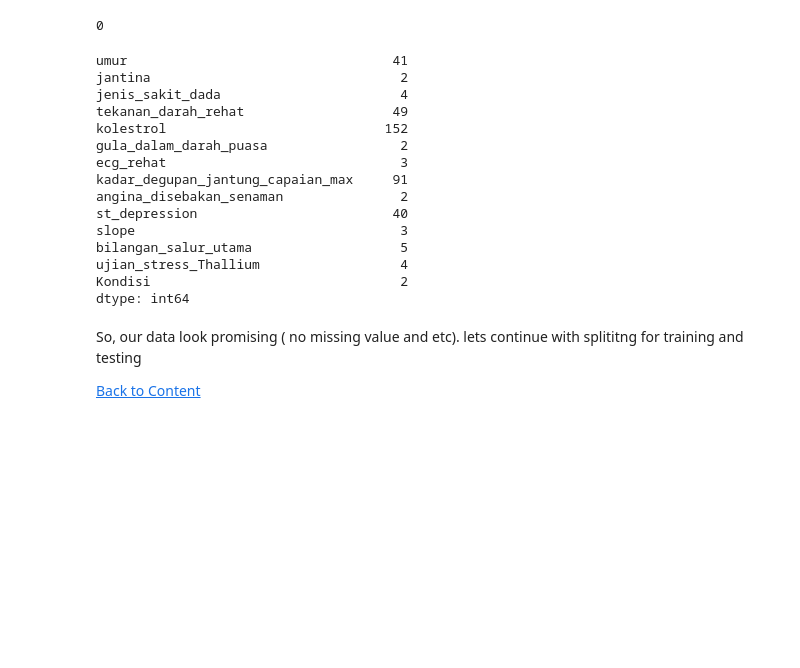
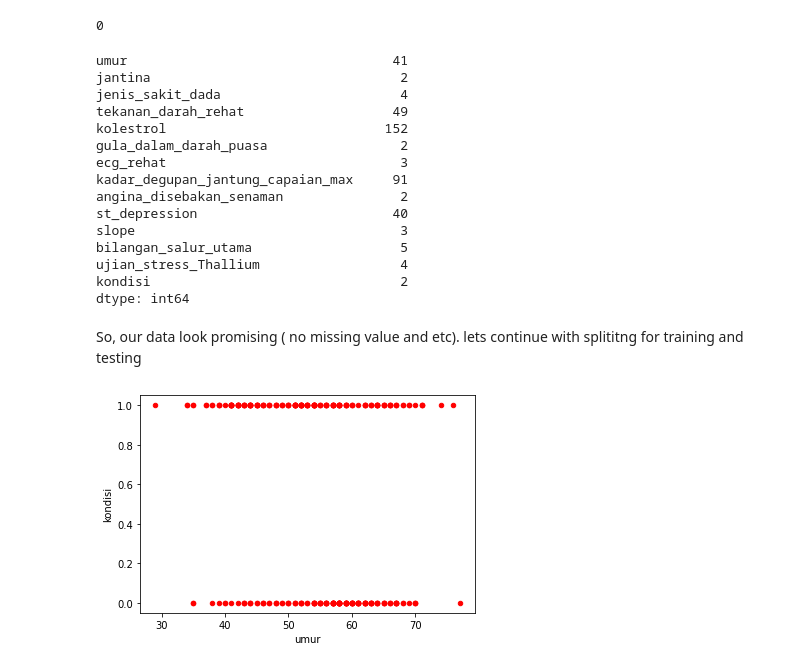
Before and after one commit to AR-Mustakim/replay-ML-basic, a Jupyter notebook: b_linearRegression.ipynb, the cells around one changed output. Drawn from its saved outputs; the diff is of its cells as text; code cells hidden in the pictures; blank space fills up the shorter version.

```diff
--- a/b_linearRegression.ipynb
+++ b/b_linearRegression.ipynb
@@ -108,7 +67,7 @@ dataset.isnull().sum().sum()
 dataset.columns = [
     'umur', 'jantina', 'jenis_sakit_dada', 'tekanan_darah_rehat', 'kolestrol', 'gula_dalam_darah_puasa',
     'ecg_rehat', 'kadar_degupan_jantung_capaian_max','angina_disebakan_senaman', 'st_depression', 'slope',
-    'bilangan_salur_utama', 'ujian_stress_Thallium', 'Kondisi']
+    'bilangan_salur_utama', 'ujian_stress_Thallium', 'kondisi']
 # %%
 dataset.nunique()
 # %% [output]
@@ -125,9 +84,13 @@ st_depression                         40
 slope                                  3
 bilangan_salur_utama                   5
 ujian_stress_Thallium                  4
-Kondisi                                2
+kondisi                                2
 dtype: int64
 # %% [markdown]
 So, our data look promising ( no missing value and etc). lets continue with splititng for training and testing
-
-[Back to Content](#contents)
+# %%
+#lets view our data scatter before splitting
+dataset.plot(kind='scatter', x ='umur', y='kondisi', color='red')
+plt.show()
+# %% [output]
+[figure, added]
```
Also changed, not shown: parts of 7 cells of this notebook, 1 other file.
